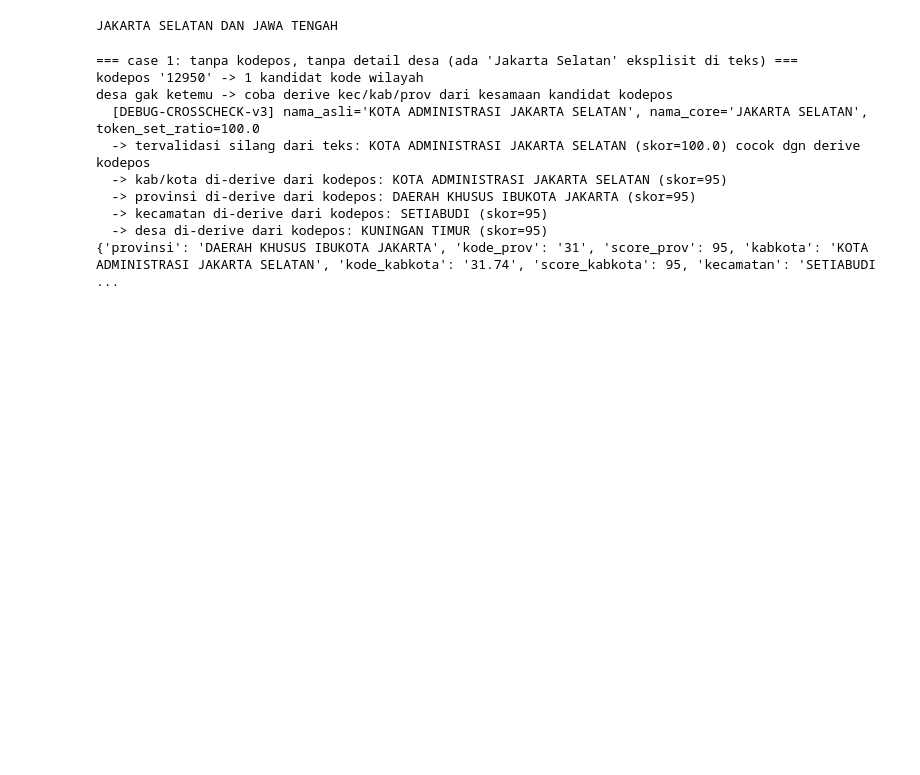
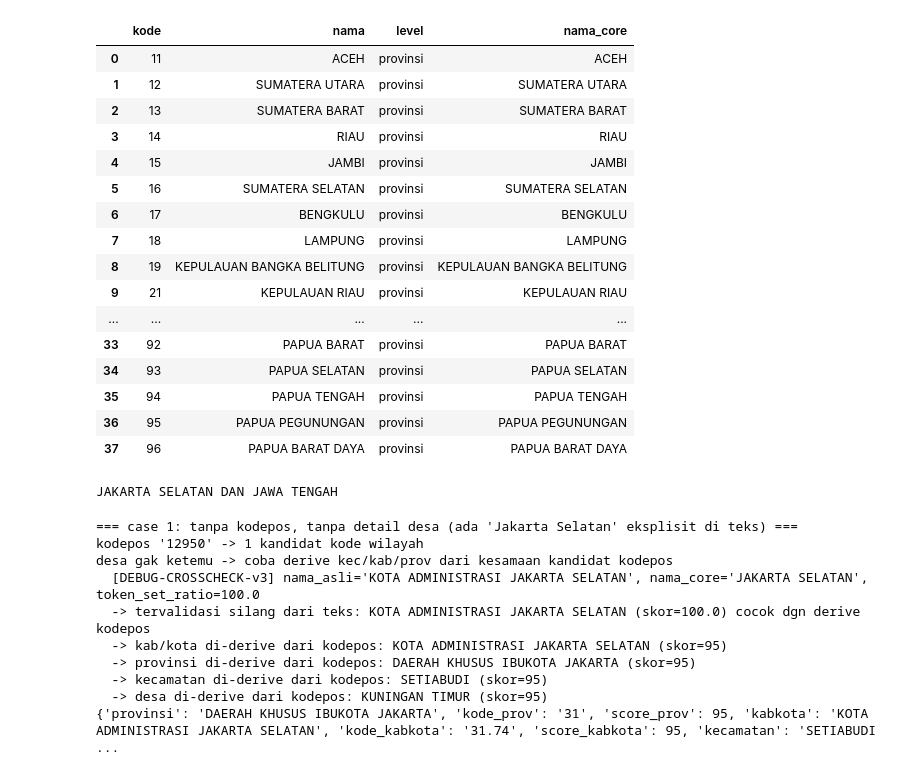
Before and after one commit to tiarasabrinaa/automation-parsing-address, a Jupyter notebook: notebooks_trial_error/regex/regex_run.ipynb, the cells around one changed output. Saved outputs shown, nothing was run; the diff lists cells and outputs as text; code cells hidden in the pictures; blank space fills up the shorter version.

```diff
--- a/notebooks_trial_error/regex/regex_run.ipynb
+++ b/notebooks_trial_error/regex/regex_run.ipynb
@@ -1,3 +1,21 @@
 # %%
 import pandas as pd
 import re
+# %%
+import re
+import pandas as pd
+from sqlalchemy import create_engine
+from rapidfuzz import fuzz, process
+
+engine = create_engine("postgresql://tiarasabrina@localhost:5432/wilayah_db")
+wilayah = pd.read_sql("SELECT kode, nama FROM wilayah", engine)
+wilayah["nama"] = wilayah["nama"].str.upper().str.strip()
+wilayah = wilayah.dropna(subset=["kode", "nama"])
+
+kodepos_df = pd.read_sql("SELECT kode, kodepos FROM kodepos", engine)
+kodepos_df["kodepos"] = kodepos_df["kodepos"].astype(str).str.strip()
+
+print(wilayah.shape, kodepos_df.shape)
+wilayah.head()
+
+kodepos_df.head()
@@ -4,20 +30,4 @@ import re
 # %%
-import re
-import pandas as pd
-from sqlalchemy import create_engine
-from rapidfuzz import fuzz, process
-
-engine = create_engine("postgresql://tiarasabrina@localhost:5432/wilayah_db")
-wilayah = pd.read_sql("SELECT kode, nama FROM wilayah.wilayah", engine)
-wilayah["nama"] = wilayah["nama"].str.upper().str.strip()
-wilayah = wilayah.dropna(subset=["kode", "nama"])
-
-kodepos_df = pd.read_sql("SELECT kode, kodepos FROM wilayah_kodepos.wilayah_kodepos", engine)
-kodepos_df["kodepos"] = kodepos_df["kodepos"].astype(str).str.strip()
-
-print(wilayah.shape, kodepos_df.shape)
-wilayah.head()
-
 def get_level(kode):
     parts = kode.split(".")
     return {1: "provinsi", 2: "kabkota", 3: "kecamatan", 4: "desa"}.get(len(parts), "unknown")
@@ -48,4 +58,6 @@ def sequence_in_tokens(cand_tokens, text_tokens):
         if text_tokens[i:i+n] == cand_tokens:
             return True
     return False
+
+df_prov
 # %% [output]
@@ -55,3 +65,20 @@ ImportError: dlopen(/Users/tiarasabrina/Documents/PROJECT/AI/address-parsing/.ve
+|  | kode | nama | level | nama_core |
+| 0 | 11 | ACEH | provinsi | ACEH |
+| 1 | 12 | SUMATERA UTARA | provinsi | SUMATERA UTARA |
+| 2 | 13 | SUMATERA BARAT | provinsi | SUMATERA BARAT |
+| 3 | 14 | RIAU | provinsi | RIAU |
+| 4 | 15 | JAMBI | provinsi | JAMBI |
+| 5 | 16 | SUMATERA SELATAN | provinsi | SUMATERA SELATAN |
+| 6 | 17 | BENGKULU | provinsi | BENGKULU |
+| 7 | 18 | LAMPUNG | provinsi | LAMPUNG |
+| 8 | 19 | KEPULAUAN BANGKA BELITUNG | provinsi | KEPULAUAN BANGKA BELITUNG |
+| 9 | 21 | KEPULAUAN RIAU | provinsi | KEPULAUAN RIAU |
+| ... | ... | ... | ... | ... |
+| 33 | 92 | PAPUA BARAT | provinsi | PAPUA BARAT |
+| 34 | 93 | PAPUA SELATAN | provinsi | PAPUA SELATAN |
+| 35 | 94 | PAPUA TENGAH | provinsi | PAPUA TENGAH |
+| 36 | 95 | PAPUA PEGUNUNGAN | provinsi | PAPUA PEGUNUNGAN |
+| 37 | 96 | PAPUA BARAT DAYA | provinsi | PAPUA BARAT DAYA |
 # %%
 FUZZY_THRESHOLD = 95
 
```
Also changed, not shown: parts of 3 cells of this notebook, 1 other file.
